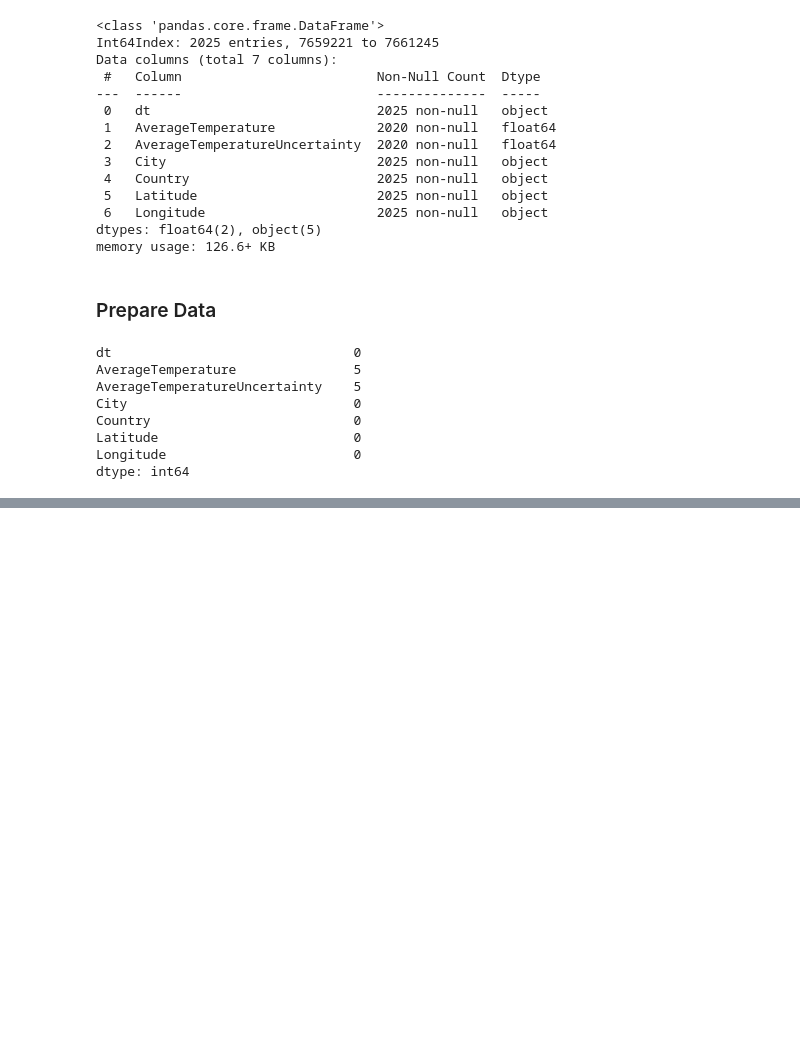
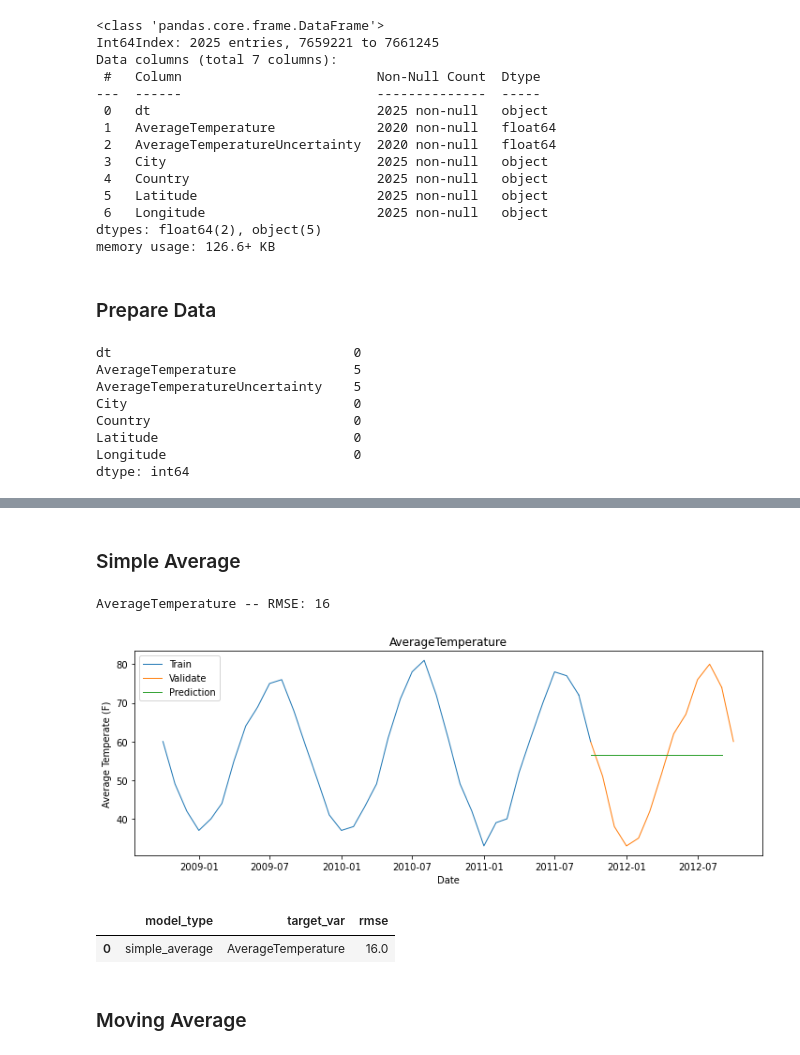
Before and after one commit to johnathon-smith/time-series-exercises, a Jupyter notebook: tokyo_temps.ipynb, the cells around one changed output, grey strips where cells are left out. Drawn from its saved outputs; the diff is of its cells as text; code cells hidden in the pictures; blank space fills up the shorter version.

```diff
--- a/tokyo_temps.ipynb
+++ b/tokyo_temps.ipynb
@@ -111,0 +215,26 @@ tokyo[pd.isnull(tokyo.AverageTemperature)]
+# %%
+def evaluate(target_var):
+    """
+        This function will calculate the RMSE and return it.
+    """
+    rmse = round(sqrt(mean_squared_error(validate[target_var], yhat_df[target_var])), 0)
+    return rmse
+# %%
+def plot_and_eval(target_var):
+    """
+        This function will use the evaluate function and also plot train
+        and test values with the predicted values in order to compare performance.
+    """
+    plt.figure(figsize = (12,4))
+    plt.plot(train[target_var], label = 'Train', linewidth = 1)
+    plt.plot(validate[target_var], label = 'Validate', linewidth = 1)
+    plt.plot(yhat_df[target_var], label = 'Prediction', linewidth = 1)
+    plt.title(target_var)
+    plt.legend()
+    plt.xlabel('Date')
+    plt.ylabel('Average Temperate (F)')
+    plt.plot(tokyo['2011-09':'2011-10']['AverageTemperature'], color = '#1f77b4', linewidth = 1)
+    plt.plot(tokyo['2012-09':'2012-10']['AverageTemperature'], color = '#ff7f0e', linewidth = 1)
+    rmse = evaluate(target_var)
+    print(target_var, '-- RMSE: {:.0f}'.format(rmse))
+    plt.show()
@@ -111,0 +260,2 @@ tokyo[pd.isnull(tokyo.AverageTemperature)]
+# %% [markdown]
+### Simple Average
@@ -111,0 +267,6 @@ tokyo[pd.isnull(tokyo.AverageTemperature)]
+# %%
+for col in train.columns:
+    plot_and_eval(col)
+# %% [output]
+AverageTemperature -- RMSE: 16
+[figure, added]
@@ -111,0 +277,7 @@ tokyo[pd.isnull(tokyo.AverageTemperature)]
+# %%
+eval_df
+# %% [output]
+|  | model_type | target_var | rmse |
+| 0 | simple_average | AverageTemperature | 16.0 |
+# %% [markdown]
+### Moving Average
```
Also changed, not shown: parts of 53 cells of this notebook.
